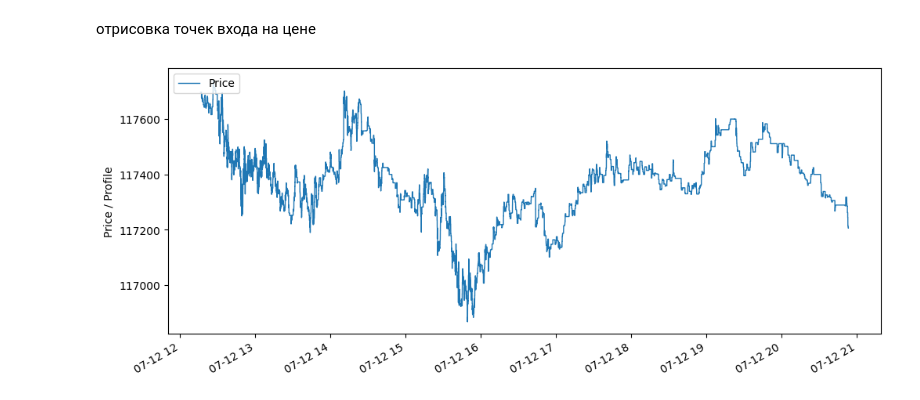
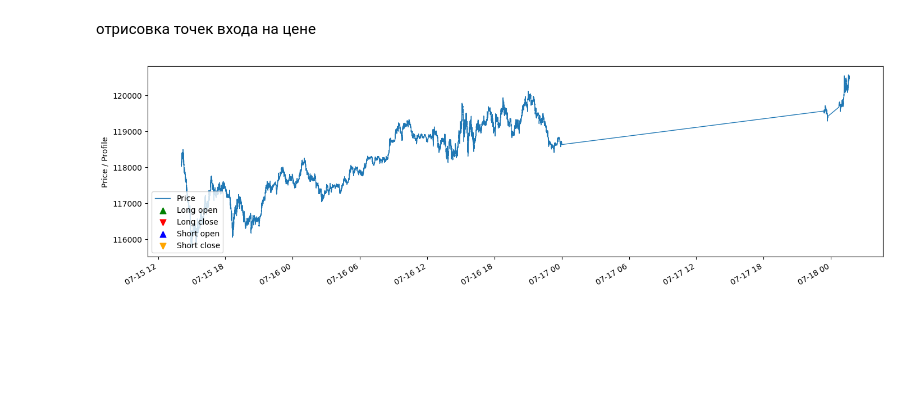
Before and after one commit to dmitriyjopov/trading-bot, a Jupyter notebook: src/visual_j.ipynb, the cells around one changed output. Cells and saved outputs as stored; diff of their text form; code cells hidden in the pictures; blank space fills up the shorter version.

```diff
--- a/src/visual_j.ipynb
+++ b/src/visual_j.ipynb
@@ -63 +35,8 @@ def read_parquet_range(base_dir, subfolder, start_date=None, end_date=None):
+# %%
+
+# Cell 2: читаем паркет один раз
+df, odf = functions.read_files(
+    '2025-07-15','2025-07-18'
+)
+odf['recv_time'] = pd.to_datetime(odf['recv_time'])
 # %%
@@ -178,22 +214,45 @@ bh_equity = deposit * (bh_price / bh_price.iloc[0])
 # %%
 fig, ax = plt.subplots(
     1, 1,
-    figsize=(10, 4),
+    figsize=(14, 4),
     constrained_layout=True
 )
 
+# Рисуем цену
 ax.plot(df['recv_time'], df['price'], label='Price', linewidth=1)
 
-for _ in range(len(trades)):
-    ax.scatter(trades[_]['entry_time'],  trades[_]['entry_price'],  marker='^', color='g', s=60, label='Long open')
-    ax.scatter(trades[_]['exit_time'], trades[_]['exit_price'], marker='v', color='r', s=60, label='Long close')
+# 1) Разделяем trades на два списка
+trades_long  = [t for t in trades if t['direction'] == 'long']
+trades_short = [t for t in trades if t['direction'] == 'short']
+
+# 2) Извлекаем отдельно entry/exit времена и цены для каждого направления
+long_open_times  = [t['entry_time']  for t in trades_long]
+long_open_prices = [t['entry_price'] for t in trades_long]
+long_close_times  = [t['exit_time']  for t in trades_long]
+long_close_prices = [t['exit_price'] for t in trades_long]
+
+short_open_times  = [t['entry_time']   for t in trades_short]
+short_open_prices = [t['entry_price']  for t in trades_short]
+short_close_times  = [t['exit_time']   for t in trades_short]
+short_close_prices = [t['exit_price']  for t in trades_short]
+
+# 3) Наносим на график
+ax.scatter(long_open_times,  long_open_prices,  marker='^', color='g', s=60, label='Long open')
+ax.scatter(long_close_times, long_close_prices, marker='v', color='r', s=60, label='Long close')
+
+ax.scatter(short_open_times,  short_open_prices,  marker='^', color='b',      s=60, label='Short open')
+ax.scatter(short_close_times, short_close_prices, marker='v', color='orange', s=60, label='Short close')
 
 ax.set_ylabel("Price / Profile")
-ax.legend(loc='upper left')
+ax.legend(loc='lower left')
 ax.grid(False)
 
 fig.autofmt_xdate()
 plt.show()
+
+# shorts_open = pd.to_datetime(shorts_open)
+
+# print(indicators_df['recv_time']==shorts_open)
 # %% [output]
-[figure, old version]
+[figure, new version]
 # %%
```
Also changed, not shown: parts of 7 cells of this notebook.
